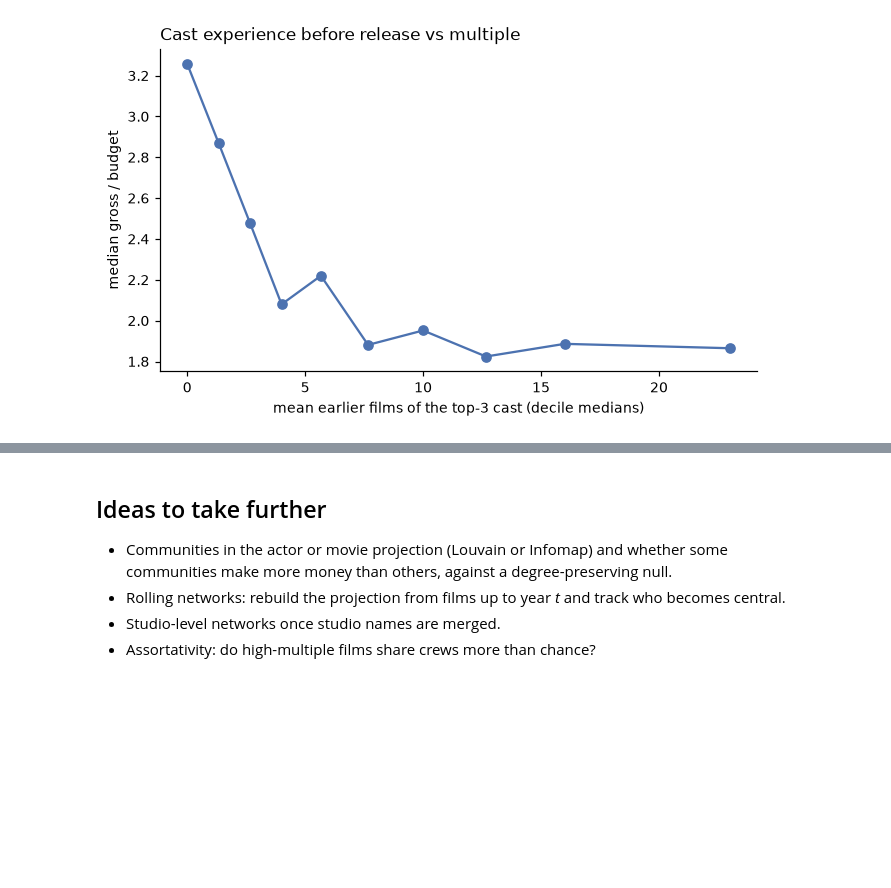
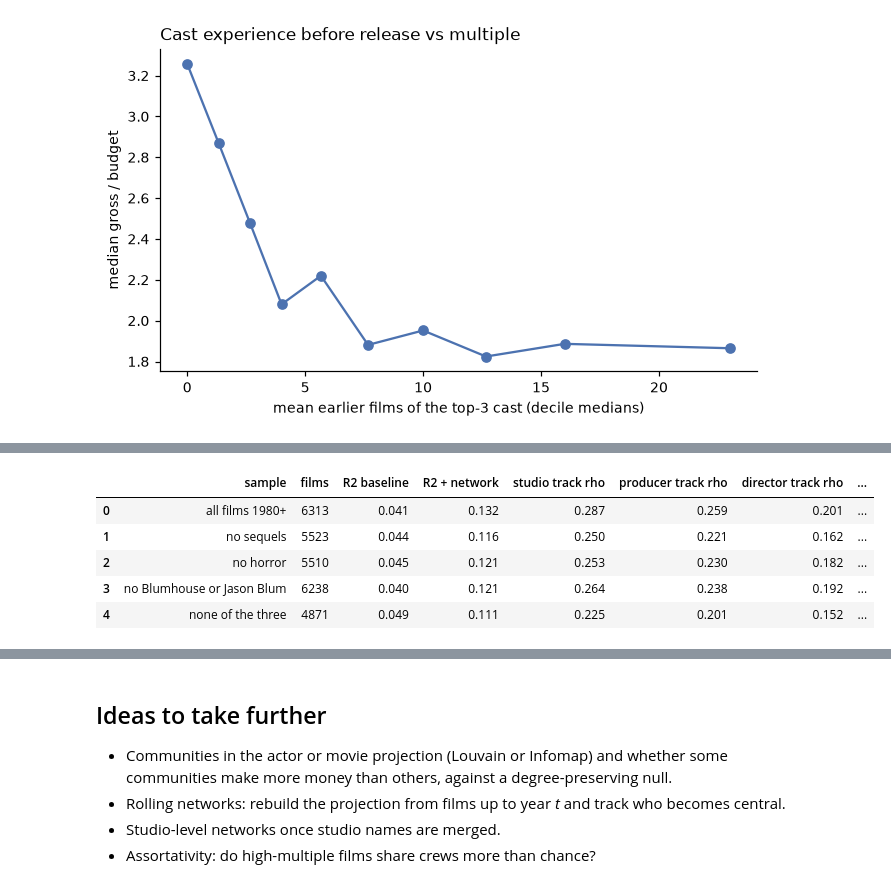
Before and after one commit to angelabuxo/IMDb-movie-success, a Jupyter notebook: notebooks/movie_graph.ipynb, the cells around one changed output, grey strips where cells are left out. Saved outputs shown, nothing was run; the diff lists cells and outputs as text; code cells hidden in the pictures; blank space fills up the shorter version.

```diff
--- a/notebooks/movie_graph.ipynb
+++ b/notebooks/movie_graph.ipynb
@@ -203,0 +363,25 @@ plt.show()
+# %%
+seq = set()
+with open(G.parent / "wd_follows.tsv") as fh:
+    next(fh)
+    seq = {line.split("\t")[0].strip('"') for line in fh}
+blum = {"nm0089658"} | set(nodes.index[nodes.type.isin(["studio", "distributor"]) & nodes.label.str.contains("Blumhouse", na=False)])
+blum_films = set(edges.target[edges.source.isin(blum)])
+is_seq, is_horror, is_blum = d.index.isin(seq), d.genres.fillna("").str.contains("Horror"), d.index.isin(blum_films)
+rows = []
+for label, mask in [("all films 1980+", np.ones(len(d), bool)), ("no sequels", ~is_seq), ("no horror", ~is_horror),
+                    ("no Blumhouse or Jason Blum", ~is_blum), ("none of the three", ~is_seq & ~is_horror & ~is_blum)]:
+    sub = d[mask]
+    row = {"sample": label, "films": len(sub), "R2 baseline": r2(sub), "R2 + network": r2(sub, list(X.columns))}
+    for g in ["studio", "producer", "director", "cast"]:
+        s2 = sub.dropna(subset=[f"{g}_track"])
+        row[f"{g} track rho"] = rank_partial(s2.log_mult.values, s2[f"{g}_track"].values, s2[["log_budget", "year"]].values)[0]
+    rows.append(row)
+pd.DataFrame(rows).round(3)
+# %% [output]
+|  | sample | films | R2 baseline | R2 + network | studio track rho | producer track rho | director track rho | ... |
+| 0 | all films 1980+ | 6313 | 0.041 | 0.132 | 0.287 | 0.259 | 0.201 | ... |
+| 1 | no sequels | 5523 | 0.044 | 0.116 | 0.250 | 0.221 | 0.162 | ... |
+| 2 | no horror | 5510 | 0.045 | 0.121 | 0.253 | 0.230 | 0.182 | ... |
+| 3 | no Blumhouse or Jason Blum | 6238 | 0.040 | 0.121 | 0.264 | 0.238 | 0.192 | ... |
+| 4 | none of the three | 4871 | 0.049 | 0.111 | 0.225 | 0.201 | 0.152 | ... |
```
Also changed, not shown: parts of 14 cells of this notebook.
